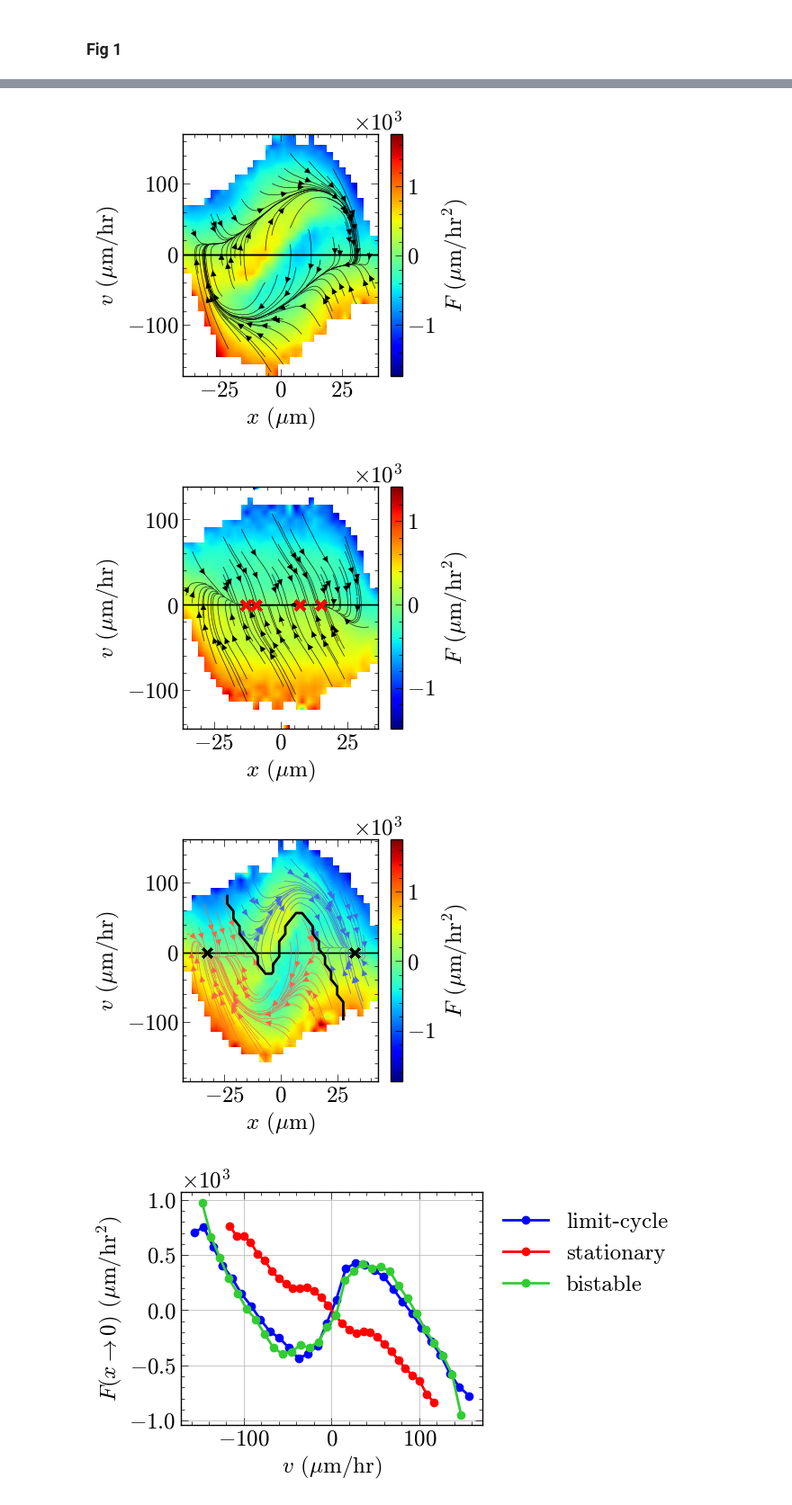
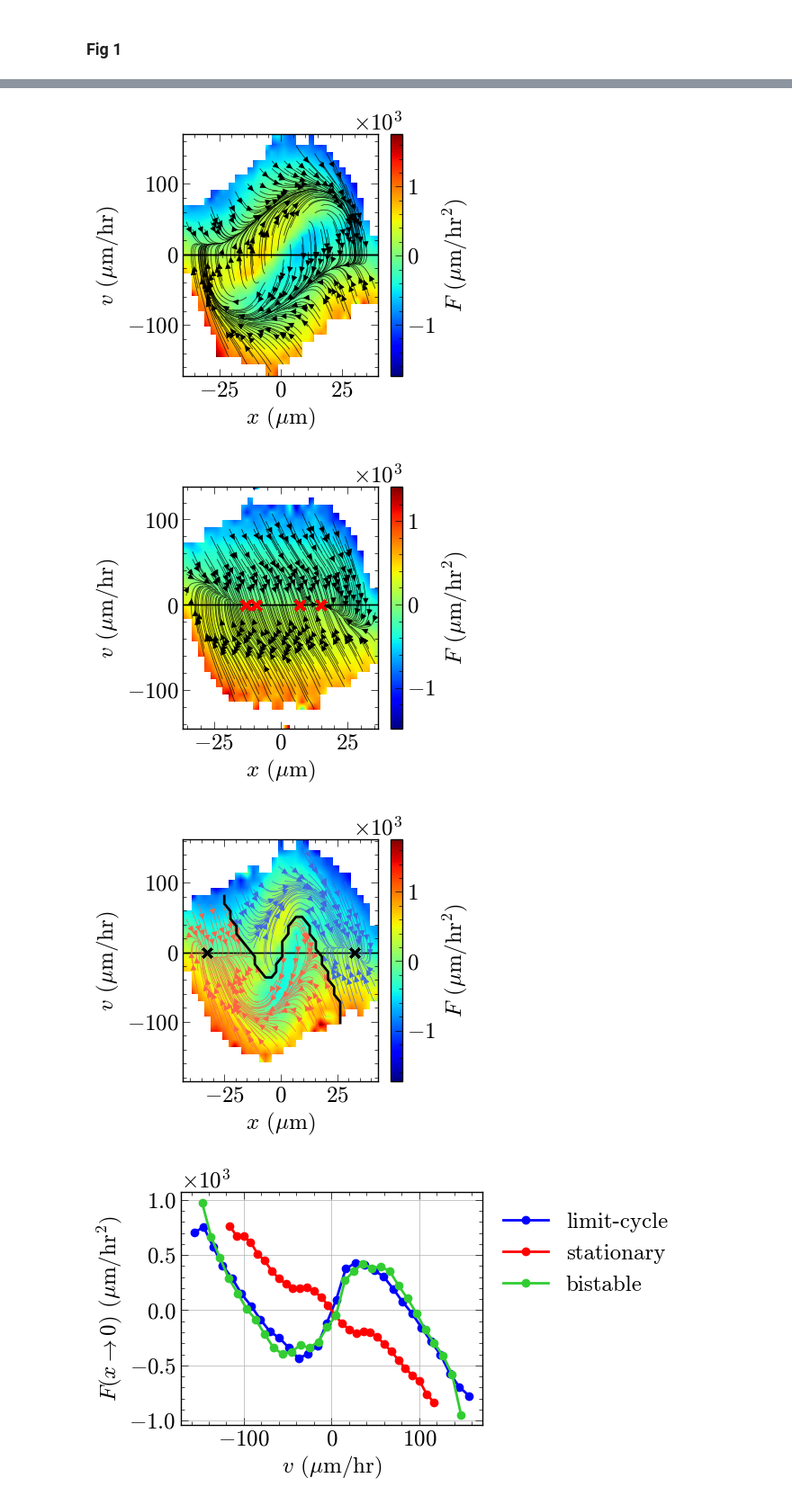
Before and after one commit to pedromzadeh/hopper, a Jupyter notebook: processing/streams.ipynb, the cells around one changed output, grey strips where cells are left out. Shown at 90% size. Drawn from its saved outputs; the diff is of its cells as text; code cells hidden in the pictures.

```diff
--- a/processing/streams.ipynb
+++ b/processing/streams.ipynb
@@ -138,7 +176,7 @@ def process_gid(gid):
 
     data = pickle.load(open(f"maps/map_{gid}.pkl", "rb"))
     if len(data["labels"]) > 0:
-        return data["F"], data["bounds"], data["labels"], data["end_pts"]
+        return data["F"], data["bounds"], np.array(data["labels"]), data["end_pts"]
     return data["F"], data["bounds"]
 # %%
 kwargs = {
@@ -148,7 +186,7 @@ kwargs = {
     "integration_direction": "forward",
     "broken_streamlines": True,
 }
-nskip = 8
+nskip = 2
 inline = False
 render = lambda f: plt.show() if inline else plt.savefig(f)
 # %% [markdown]
@@ -179,37 +217,37 @@ streamplot(
     *process_gid(26),
     axs,
     n_skip=nskip,
     zero_line=True,
     ignore_wheat=True,
     show_terminal={"color": "red"},
     **kwargs | {"color": "black"},
 )
 # plt.tight_layout()
 render(f"paper_plots/stationary_defaults.pdf")
 
 nrows, ncols = 1, 1
 fig, axs = plt.subplots(nrows, ncols, figsize=(3.5 * ncols, 3.5 * nrows))
 # axs.annotate("(iii)", xy=(0, 0), xytext=(-90, 150), fontsize=20)
 heatmap(axs, *process_gid(2), xlabel=True, cbar=True, cbar_label=True)
 streamplot(
     *process_gid(2),
     axs,
-    n_skip=5,
+    n_skip=nskip,
     zero_line=True,
     show_terminal={"color": "black"},
     septx=True,
     darker_shade=True,
     **kwargs,
 )
 # plt.tight_layout()
 render(f"paper_plots/bistable_defaults.pdf")
 # %% [output]
 All unique colors: ['gainsboro' 'cornflowerblue' 'red' 'salmon']
 All unique colors: ['gainsboro' 'wheat' 'cornflowerblue']
 All unique colors: ['gainsboro' 'salmon' 'cornflowerblue']
-[figure, old version]
+[figure, new version]
-[figure, old version]
+[figure, new version]
-[figure, old version]
+[figure, new version]
 # %%
 nrows, ncols = 1, 1
 fig, axs = plt.subplots(nrows, ncols, figsize=(7 * ncols, 4 * nrows))
```
Also changed, not shown: parts of 11 cells of this notebook.
